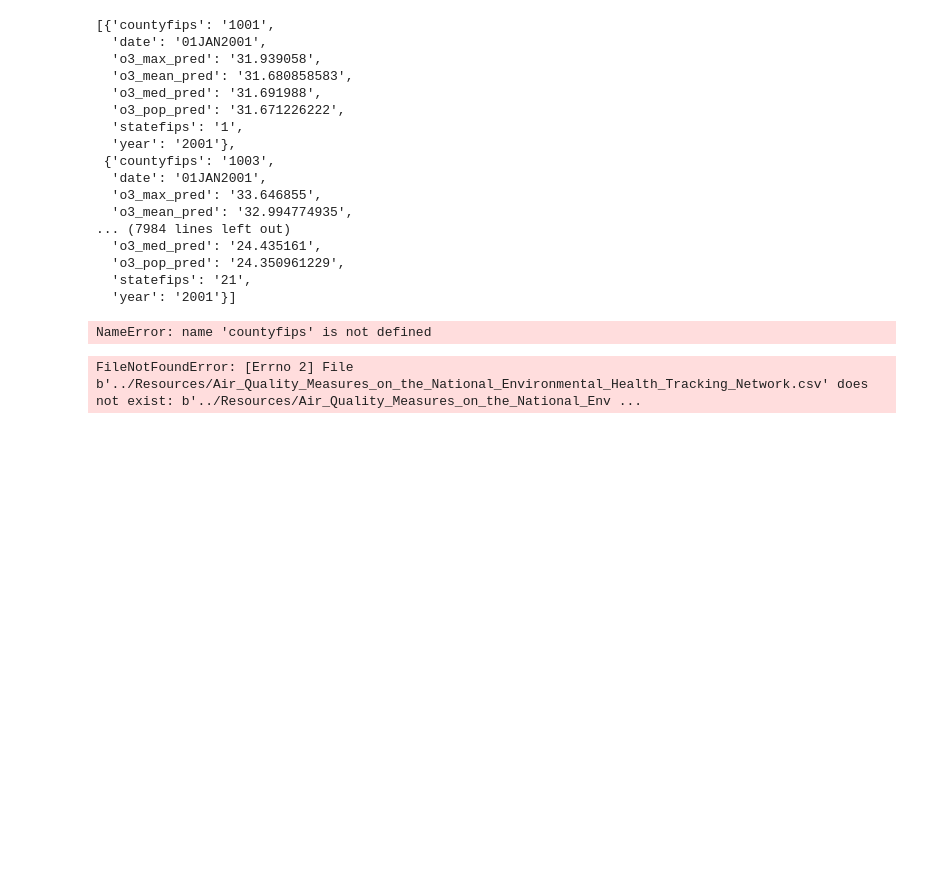
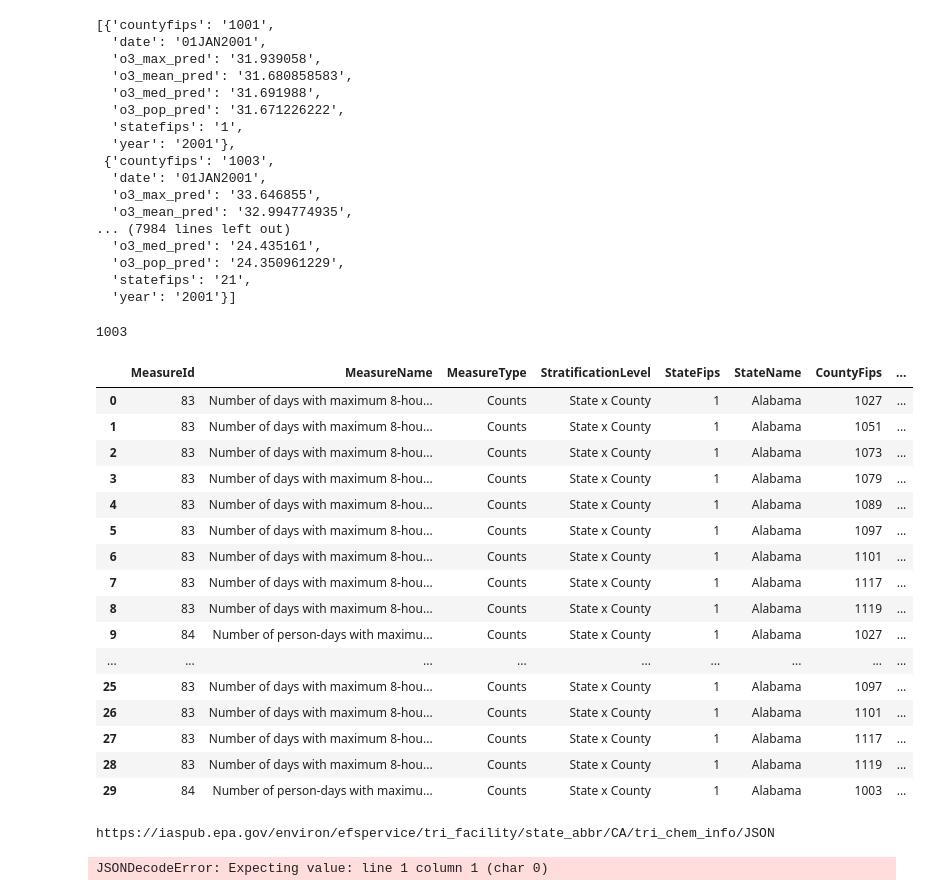
Before and after one commit to VanessaKnox/MVP-Solutions, a Jupyter notebook: masterprojectwork.ipynb, the cells around one changed output. Drawn from its saved outputs; the diff is of its cells as text; code cells hidden in the pictures; blank space fills up the shorter version.

```diff
--- a/masterprojectwork.ipynb
+++ b/masterprojectwork.ipynb
@@ -32,16 +34,44 @@ pprint(data)
   'statefips': '21',
   'year': '2001'}]
 # %%
-county = data[0][countyfips]
-print("County: ", county)
+county = data[1]["countyfips"]
+print(county)
 # %% [output]
-NameError: name 'countyfips' is not defined
+1003
 # %%
 #open cdc data csv
-cdc_csv = "../Resources/Air_Quality_Measures_on_the_National_Environmental_Health_Tracking_Network.csv"
+cdc_csv = "../MVP-Solutions/Air_Quality_Measures_on_the_National_Environmental_Health_Tracking_Network.csv"
 
 cdc_data= pd.read_csv(cdc_csv)
 
 cdc_data.head(30)
 # %% [output]
-FileNotFoundError: [Errno 2] File b'../Resources/Air_Quality_Measures_on_the_National_Environmental_Health_Tracking_Network.csv' does not exist: b'../Resources/Air_Quality_Measures_on_the_National_Env ...
+|  | MeasureId | MeasureName | MeasureType | StratificationLevel | StateFips | StateName | CountyFips | ... |
+| 0 | 83 | Number of days with maximum 8-hou... | Counts | State x County | 1 | Alabama | 1027 | ... |
+| 1 | 83 | Number of days with maximum 8-hou... | Counts | State x County | 1 | Alabama | 1051 | ... |
+| 2 | 83 | Number of days with maximum 8-hou... | Counts | State x County | 1 | Alabama | 1073 | ... |
+| 3 | 83 | Number of days with maximum 8-hou... | Counts | State x County | 1 | Alabama | 1079 | ... |
+| 4 | 83 | Number of days with maximum 8-hou... | Counts | State x County | 1 | Alabama | 1089 | ... |
+| 5 | 83 | Number of days with maximum 8-hou... | Counts | State x County | 1 | Alabama | 1097 | ... |
+| 6 | 83 | Number of days with maximum 8-hou... | Counts | State x County | 1 | Alabama | 1101 | ... |
+| 7 | 83 | Number of days with maximum 8-hou... | Counts | State x County | 1 | Alabama | 1117 | ... |
+| 8 | 83 | Number of days with maximum 8-hou... | Counts | State x County | 1 | Alabama | 1119 | ... |
+| 9 | 84 | Number of person-days with maximu... | Counts | State x County | 1 | Alabama | 1027 | ... |
+| ... | ... | ... | ... | ... | ... | ... | ... | ... |
+| 25 | 83 | Number of days with maximum 8-hou... | Counts | State x County | 1 | Alabama | 1097 | ... |
+| 26 | 83 | Number of days with maximum 8-hou... | Counts | State x County | 1 | Alabama | 1101 | ... |
+| 27 | 83 | Number of days with maximum 8-hou... | Counts | State x County | 1 | Alabama | 1117 | ... |
+| 28 | 83 | Number of days with maximum 8-hou... | Counts | State x County | 1 | Alabama | 1119 | ... |
+| 29 | 84 | Number of person-days with maximu... | Counts | State x County | 1 | Alabama | 1003 | ... |
+# %%
+#open environfacts api
+target_url= " https://iaspub.epa.gov/environ/efspervice/tri_facility/state_abbr/CA/tri_chem_info/JSON"
+response_url = requests.get(target_url)
+print(response_url.url)
+# %% [output]
+https://iaspub.epa.gov/environ/efspervice/tri_facility/state_abbr/CA/tri_chem_info/JSON
+# %%
+epa_data = response_url.json()
+pprint(epa_data)
+# %% [output]
+JSONDecodeError: Expecting value: line 1 column 1 (char 0)
```
Also changed, not shown: parts of 2 cells of this notebook, 2 other files.
